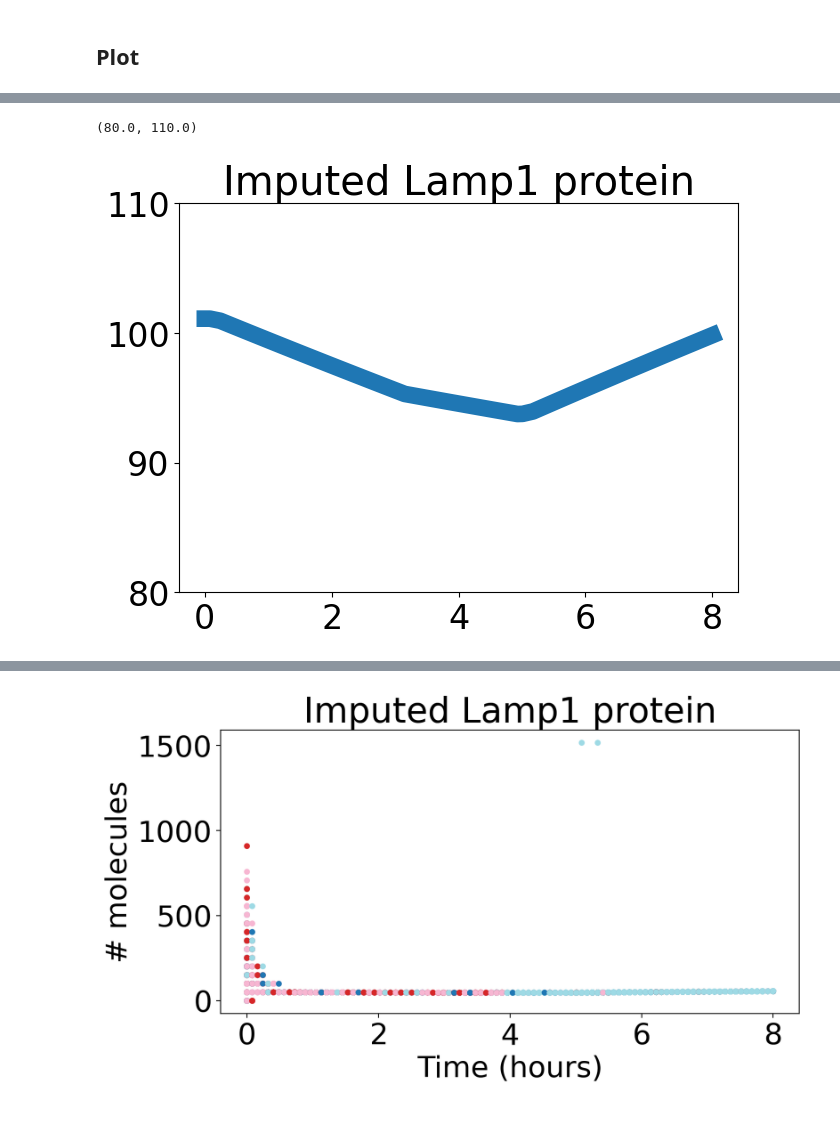
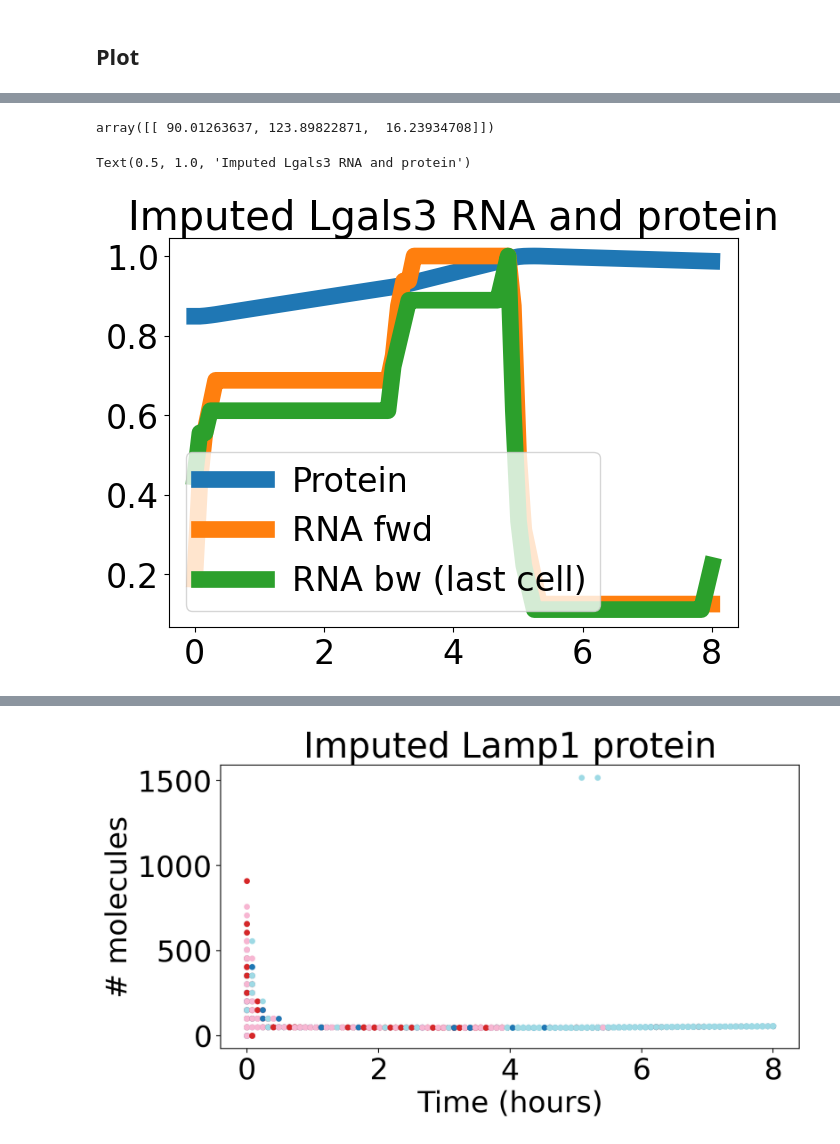
Before and after one commit to reliscu/chronocell_janssens_2025_preprint, a Jupyter notebook: 09_impute_protein_ideal.ipynb, the cells around one changed output, grey strips where cells are left out. Drawn from its saved outputs; the diff is of its cells as text; code cells hidden in the pictures.

```diff
--- a/09_impute_protein_ideal.ipynb
+++ b/09_impute_protein_ideal.ipynb
@@ -150,7 +187,7 @@ Name: Gene, dtype: object
 # %%
 t_l = np.repeat(0, len(t))
 
-P_array = np.empty((len(t), len(gene_order_idx)))
+P_imputed = np.empty((len(t), len(gene_order_idx)))
 
 for idx, value in enumerate(gene_order_idx):
     print(traj_genes.iloc[value])
@@ -169,6 +206,6 @@ for idx, value in enumerate(gene_order_idx):
 
     P_observed, P = simulate_protein_from_RNA(Y, topo, t, t_l, phi, random_seed=0)
 
-    P_array[:, idx] = P.flatten()
+    P_imputed[:, idx] = P.flatten()
 # %% [output]
 Gene_symbol    Bst2
@@ -216,7 +253,7 @@ expr_RNA_ordered = expr_RNA.loc[cell_index]
 ## Plot
 # %%
 # Gene to plot
-gene_idx = 4
+gene_idx = 5
 gene = deg_rate_df['Gene'].iloc[gene_idx]
 print(gene)
 prot = orig_corr.loc[orig_corr['Gene'].isin([gene]), 'Protein']
@@ -242,0 +266,16 @@ plt.title(f"Observed {gene} protein");
+# %%
+# Forward data for gene
+value = gene_order_idx[gene_idx]
+X_fwd = X_fwd_per_gene[value]
+states = np.asarray(states_per_gene[value])
+# Get most probable state for spliced RNA at each time point
+Y_fwd = states[X_fwd.argmax(axis=0)]
+# %%
+# Backward data for working gene (for each cell)
+file_path = f"data/RNA_history_per_gene/{prefix}_{gene}_S_RNA_history.pkl"
+
+with open(file_path, "rb") as f:
+    X_bw = pickle.load(f)
+
+X_bw_ordered = X_bw[cell_order_idx, :] # Order cells by time
+Y_bw = X_bw_ordered[-1, :]
@@ -243,7 +296,18 @@ plt.title(f"Observed {gene} protein");
+# %%
+alpha[traj_genes['Gene_symbol'] == gene]
+# %% [output]
+array([[ 90.01263637, 123.89822871,  16.23934708]])
 # %%
-plt.plot(t, P_array[:, gene_idx])
-plt.title(f"Imputed {gene} protein")
-plt.ylim((80, 110))
+value = gene_order_idx[gene_idx]
+X_fwd = X_fwd_per_gene[value]
+states = np.asarray(states_per_gene[value]) # Get most probable state for spliced RNA at each time point
+Y = states[X_fwd.argmax(axis=0)]
+
+plt.plot(t, P_imputed[:, gene_idx]/max(P_imputed[:, gene_idx]), label="Protein")
+plt.plot(t, Y_fwd[:, 1]/max(Y_fwd[:, 1]), label="RNA fwd")
+plt.plot(t, Y_bw/max(Y_bw), label="RNA bw (last cell)")
+plt.legend()
+plt.title(f"Imputed {gene} RNA and protein")
 # %% [output]
-(80.0, 110.0)
+Text(0.5, 1.0, 'Imputed Lgals3 RNA and protein')
-[figure, old version]
+[figure, new version]
```
Also changed, not shown: parts of 25 cells of this notebook, 2 other files.
